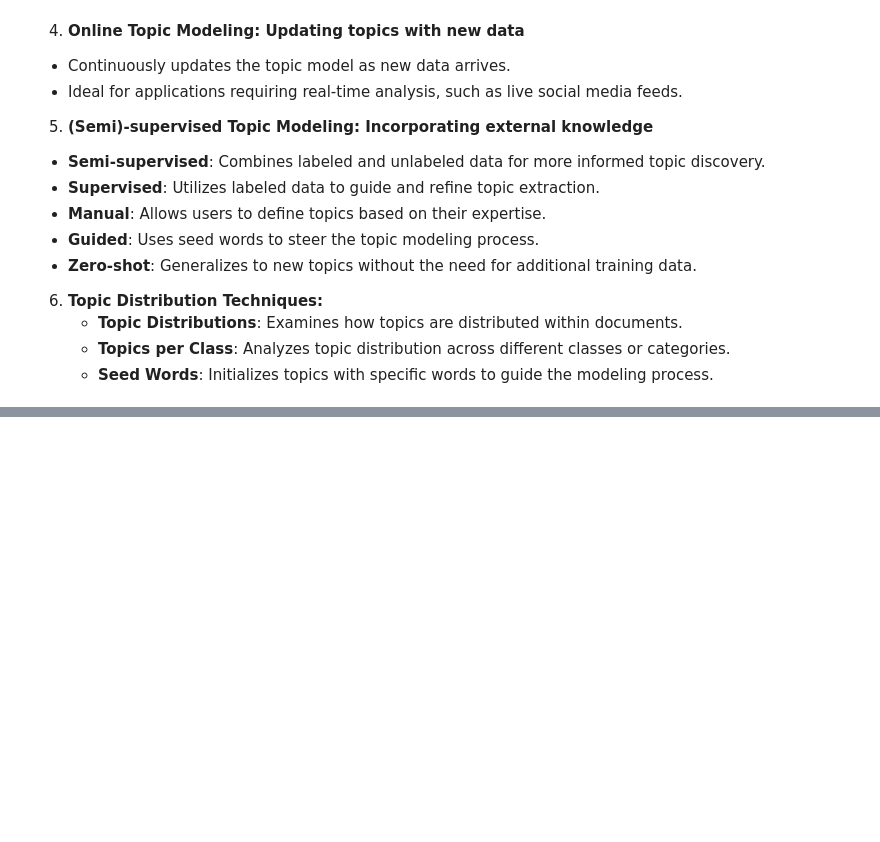
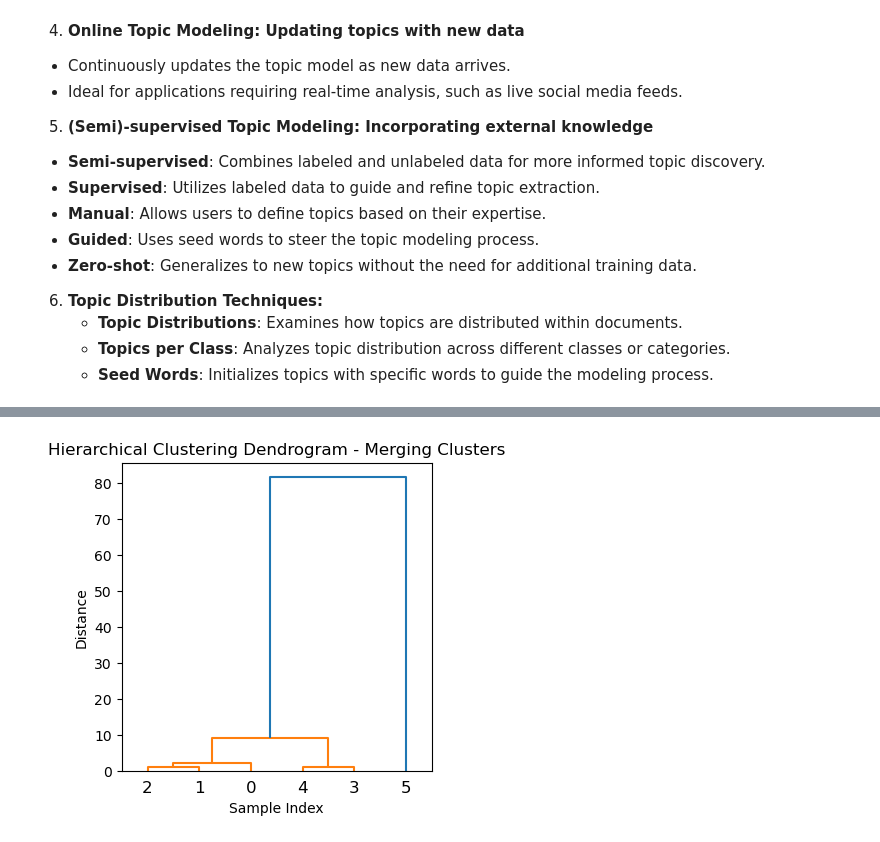
Before and after one commit to theaiacademy1/BERTopic, a Jupyter notebook: BerTopic.ipynb, the cells around one changed output, grey strips where cells are left out. Saved outputs shown, nothing was run; the diff lists cells and outputs as text; code cells hidden in the pictures; blank space fills up the shorter version.

```diff
--- a/BerTopic.ipynb
+++ b/BerTopic.ipynb
@@ -136,0 +650,31 @@ BERTopic offers several variants to cater to different needs and scenarios.
+# %%
+#Example Merging Cluster
+import numpy as np
+import matplotlib.pyplot as plt
+from scipy.cluster.hierarchy import dendrogram, linkage
+
+# Sample data
+data = np.array([
+    [1, 2],
+    [2, 3],
+    [3, 3],
+    [8, 7],
+    [8, 8],
+    [25, 80]
+])
+
+# Perform hierarchical/agglomerative clustering using complete linkage method
+linked = linkage(data, method='complete')
+
+# Create a dendrogram
+plt.figure(figsize=(4,4))
+dendrogram(linked,
+           orientation='top',
+           distance_sort='descending',
+           show_leaf_counts=True)
+plt.title('Hierarchical Clustering Dendrogram - Merging Clusters')
+plt.xlabel('Sample Index')
+plt.ylabel('Distance')
+plt.show()
+# %% [output]
+[figure, added]
```
Also changed, not shown: parts of 28 cells of this notebook.
